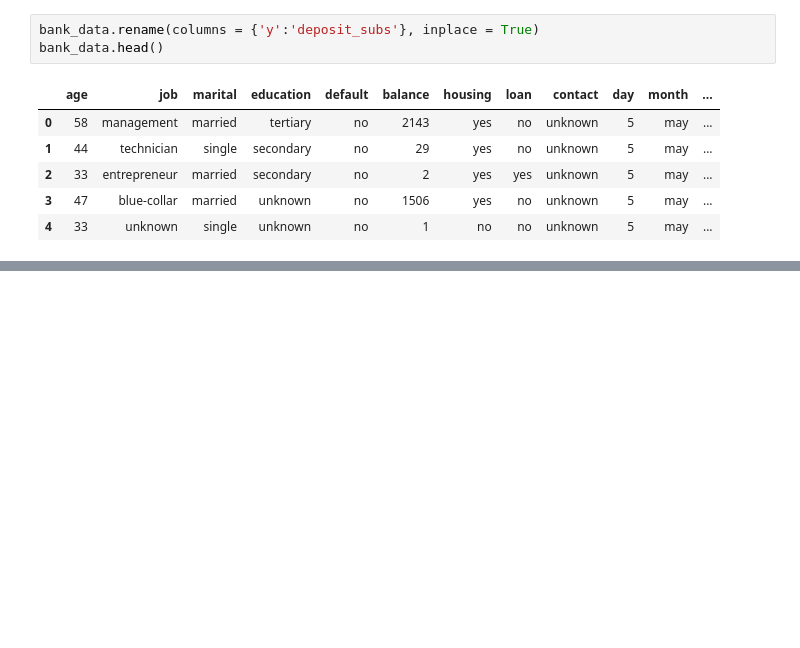
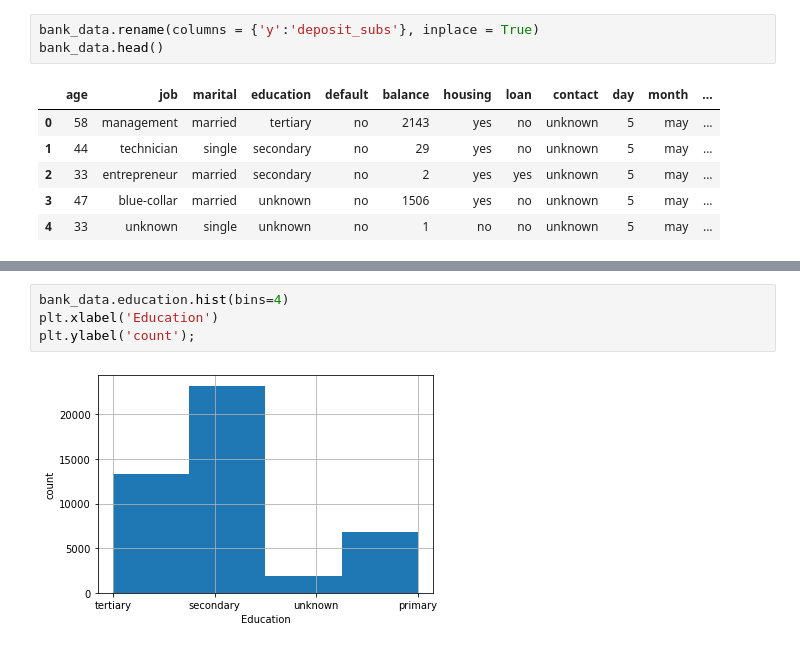
Before and after one commit to YaroslavaD/PortugueseBank, a Jupyter notebook: Portuguese bank.ipynb, the cells around one changed output, grey strips where cells are left out. Drawn from its saved outputs; the diff is of its cells as text; blank space fills up the shorter version.

```diff
--- a/Portuguese bank.ipynb
+++ b/Portuguese bank.ipynb
@@ -220,0 +291,6 @@ bank_data.head()
+# %%
+bank_data.education.hist(bins=4)
+plt.xlabel('Education')
+plt.ylabel('count');
+# %% [output]
+[figure, added]
```
Also changed, not shown: parts of 22 cells of this notebook.
